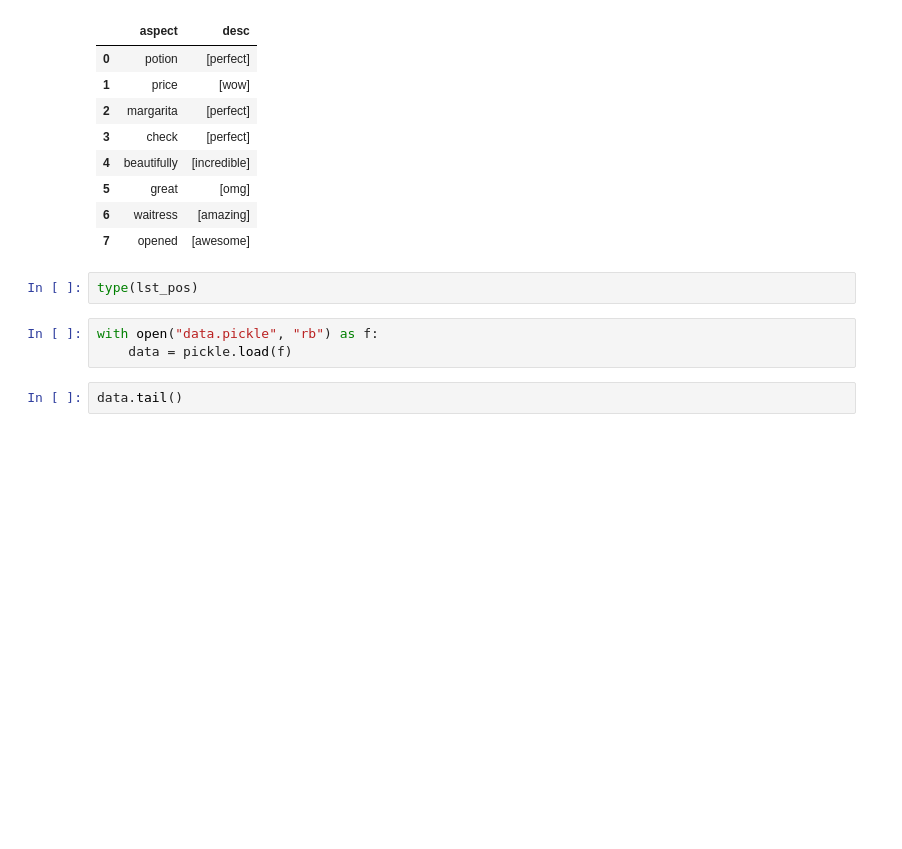
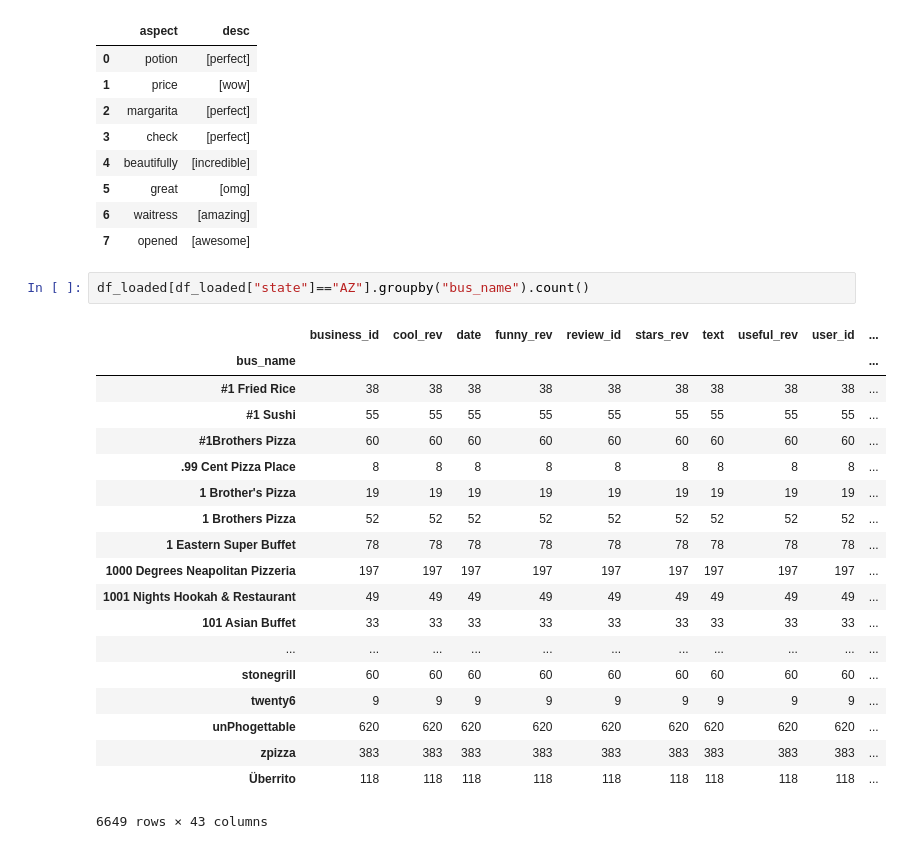
Before and after one commit to Chibuzor44/dsi-capstone, a Jupyter notebook: pipeline.ipynb, the cells around one changed output. Cells and saved outputs as stored; diff of their text form; blank space fills up the shorter version.

```diff
--- a/pipeline.ipynb
+++ b/pipeline.ipynb
@@ -118,10 +126,25 @@ pd.DataFrame(lst_pos, columns=["aspect","desc"])
 | 5 | great | [omg] |
 | 6 | waitress | [amazing] |
 | 7 | opened | [awesome] |
-# %%
-type(lst_pos)
-# %%
-with open("data.pickle", "rb") as f:
-    data = pickle.load(f)
-# %%
-data.tail()
+# %%
+df_loaded[df_loaded["state"]=="AZ"].groupby("bus_name").count()
+# %% [output]
+|  | business_id | cool_rev | date | funny_rev | review_id | stars_rev | text | useful_rev | user_id | ... |
+| bus_name |  |  |  |  |  |  |  |  |  | ... |
+| #1 Fried Rice | 38 | 38 | 38 | 38 | 38 | 38 | 38 | 38 | 38 | ... |
+| #1 Sushi | 55 | 55 | 55 | 55 | 55 | 55 | 55 | 55 | 55 | ... |
+| #1Brothers Pizza | 60 | 60 | 60 | 60 | 60 | 60 | 60 | 60 | 60 | ... |
+| .99 Cent Pizza Place | 8 | 8 | 8 | 8 | 8 | 8 | 8 | 8 | 8 | ... |
+| 1 Brother's Pizza | 19 | 19 | 19 | 19 | 19 | 19 | 19 | 19 | 19 | ... |
+| 1 Brothers Pizza | 52 | 52 | 52 | 52 | 52 | 52 | 52 | 52 | 52 | ... |
+| 1 Eastern Super Buffet | 78 | 78 | 78 | 78 | 78 | 78 | 78 | 78 | 78 | ... |
+| 1000 Degrees Neapolitan Pizzeria | 197 | 197 | 197 | 197 | 197 | 197 | 197 | 197 | 197 | ... |
+| 1001 Nights Hookah & Restaurant | 49 | 49 | 49 | 49 | 49 | 49 | 49 | 49 | 49 | ... |
+| 101 Asian Buffet | 33 | 33 | 33 | 33 | 33 | 33 | 33 | 33 | 33 | ... |
+| ... | ... | ... | ... | ... | ... | ... | ... | ... | ... | ... |
+| stonegrill | 60 | 60 | 60 | 60 | 60 | 60 | 60 | 60 | 60 | ... |
+| twenty6 | 9 | 9 | 9 | 9 | 9 | 9 | 9 | 9 | 9 | ... |
+| unPhogettable | 620 | 620 | 620 | 620 | 620 | 620 | 620 | 620 | 620 | ... |
+| zpizza | 383 | 383 | 383 | 383 | 383 | 383 | 383 | 383 | 383 | ... |
+| Überrito | 118 | 118 | 118 | 118 | 118 | 118 | 118 | 118 | 118 | ... |
+6649 rows × 43 columns
```
Also changed, not shown: parts of 5 cells of this notebook, 2 other files.
